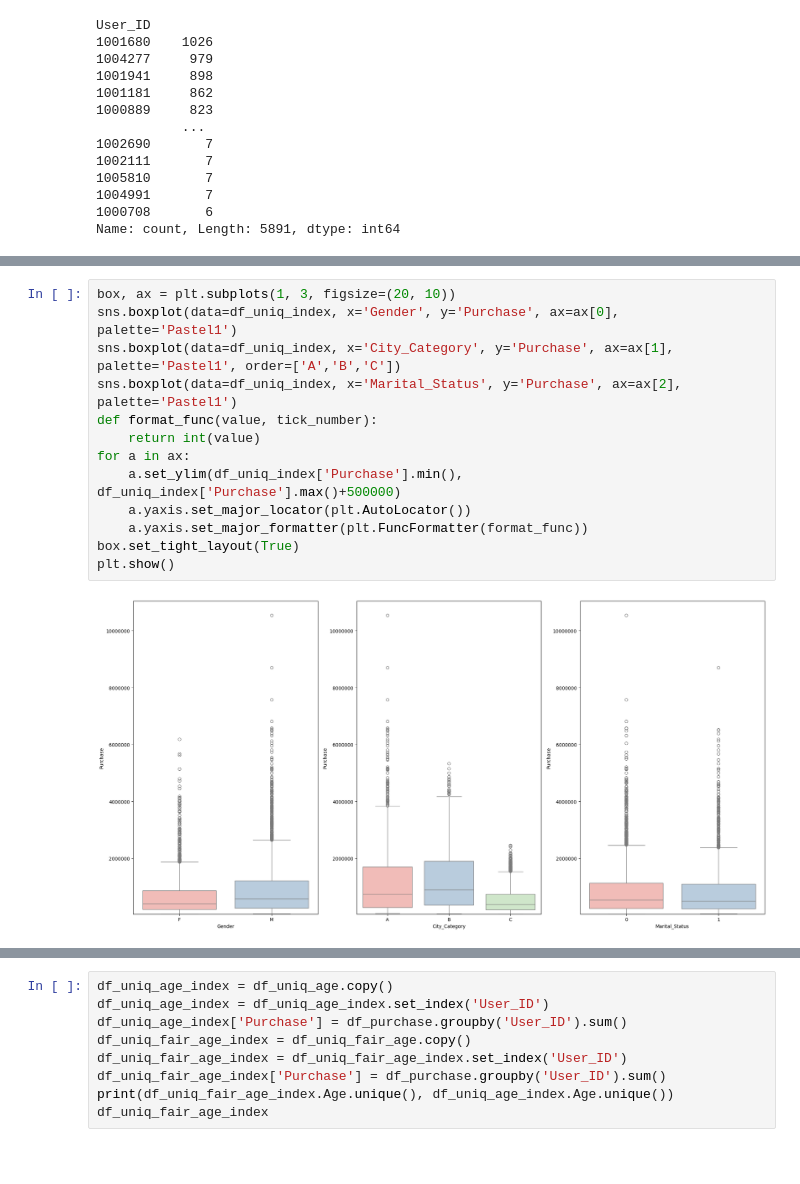
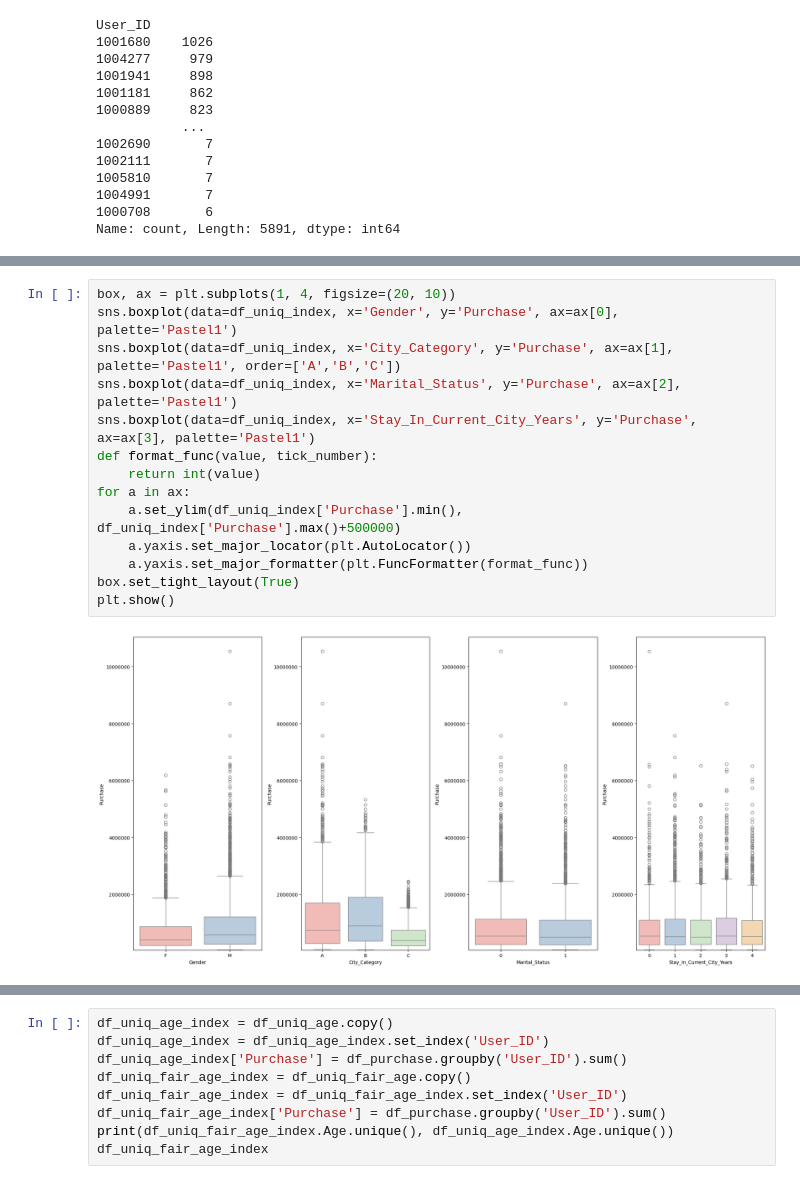
Before and after one commit to hoonzzang617/MultiCampus_DA, a Jupyter notebook: Project/쇼핑몰_데이터_분석.ipynb, the cells around one changed output, grey strips where cells are left out. Cells and saved outputs as stored; diff of their text form; blank space fills up the shorter version.

```diff
--- a/Project/쇼핑몰_데이터_분석.ipynb
+++ b/Project/쇼핑몰_데이터_분석.ipynb
@@ -353,15 +297,16 @@ plt.show()
 # %%
-box, ax = plt.subplots(1, 3, figsize=(20, 10))
+box, ax = plt.subplots(1, 4, figsize=(20, 10))
 sns.boxplot(data=df_uniq_index, x='Gender', y='Purchase', ax=ax[0], palette='Pastel1')
 sns.boxplot(data=df_uniq_index, x='City_Category', y='Purchase', ax=ax[1], palette='Pastel1', order=['A','B','C'])
 sns.boxplot(data=df_uniq_index, x='Marital_Status', y='Purchase', ax=ax[2], palette='Pastel1')
+sns.boxplot(data=df_uniq_index, x='Stay_In_Current_City_Years', y='Purchase', ax=ax[3], palette='Pastel1')
 def format_func(value, tick_number):
     return int(value)
 for a in ax:
     a.set_ylim(df_uniq_index['Purchase'].min(), df_uniq_index['Purchase'].max()+500000)
     a.yaxis.set_major_locator(plt.AutoLocator())
     a.yaxis.set_major_formatter(plt.FuncFormatter(format_func))
 box.set_tight_layout(True)
 plt.show()
 # %% [output]
-[figure, old version]
+[figure, new version]
```
Also changed, not shown: parts of 26 cells of this notebook, 1 other file.
